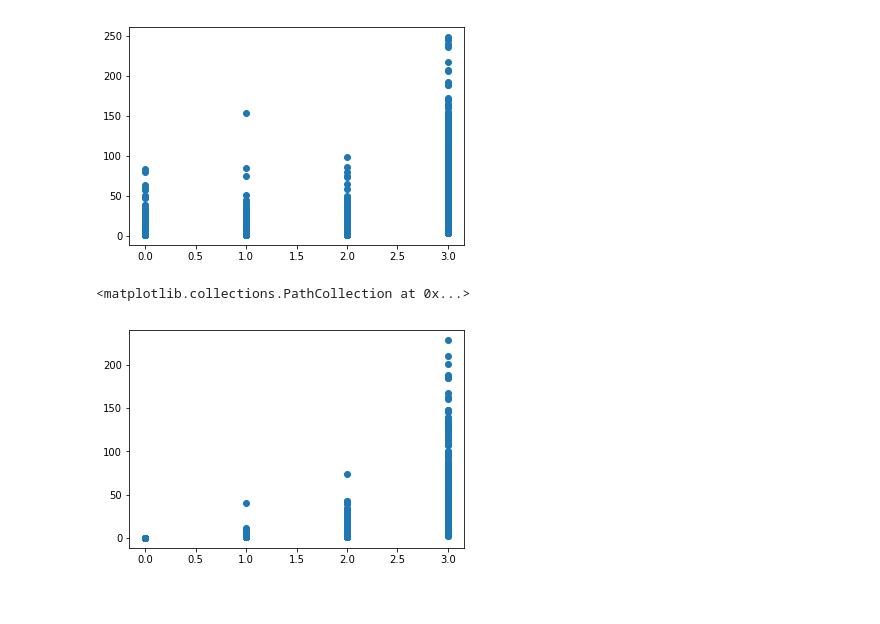
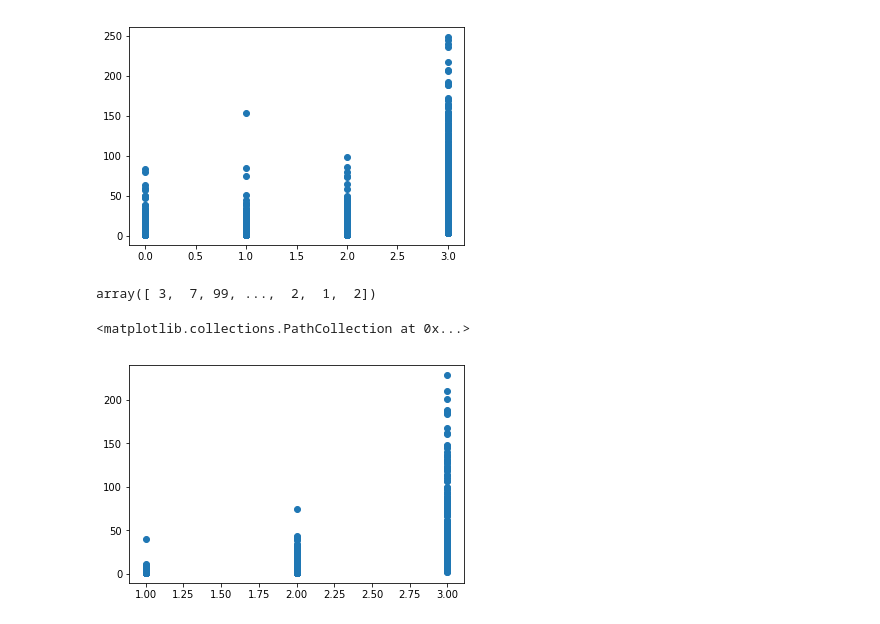
Before and after one commit to nicolasFontbonne/Project_ntds, a Jupyter notebook: main_marie.ipynb, the cells around one changed output. Cells and saved outputs as stored; diff of their text form; code cells hidden in the pictures.

```diff
--- a/main_marie.ipynb
+++ b/main_marie.ipynb
@@ -480,5 +495,5 @@ Following the previous analysis, this plot shows again that most of the airports
 - Case study on big cities which have multiple airports (e.g. London, Paris, Rome): is there a trend that only a few airports are served by alliance airports? If yes, then how does the correlation from the previous point change if we substract "the big city non-alliance airports", to get a better insight of the geographic expansion (vs. airport expansion) of the alliance network (maybe sth. to consider on the previous question as well).
 # %%
 # create an airport vector with the number of alliances serving it
-airport_num_all = airport_world + airport_sky + airport_star
+airport_num_alce = airport_world + airport_sky + airport_star
 # %%
@@ -504,10 +519,17 @@ plt.scatter(airport_num_all, degree_all)
 [figure]
 # %%
 # To do: boxplots and statistical difference between them: but yes: big hubs = all three alliances
+# %%
+airport_alce_only = airport_num_alce[airport_num_alce!=0]
+degree_alce_only = degree_alce[airport_num_alce!=0]
+# %%
+degree_alce_only
+# %% [output]
+array([ 3,  7, 99, ...,  2,  1,  2])
 # %%
-plt.scatter(airport_num_all, degree_alce)
+plt.scatter(airport_alce_only, degree_alce_only)
 # %% [output]
 <matplotlib.collections.PathCollection at 0x...>
-[figure, old version]
+[figure, new version]
 # %%
 # Now the behaviour is very pronounced!!!
```
Also changed, not shown: parts of 15 cells of this notebook, 5 other files.
